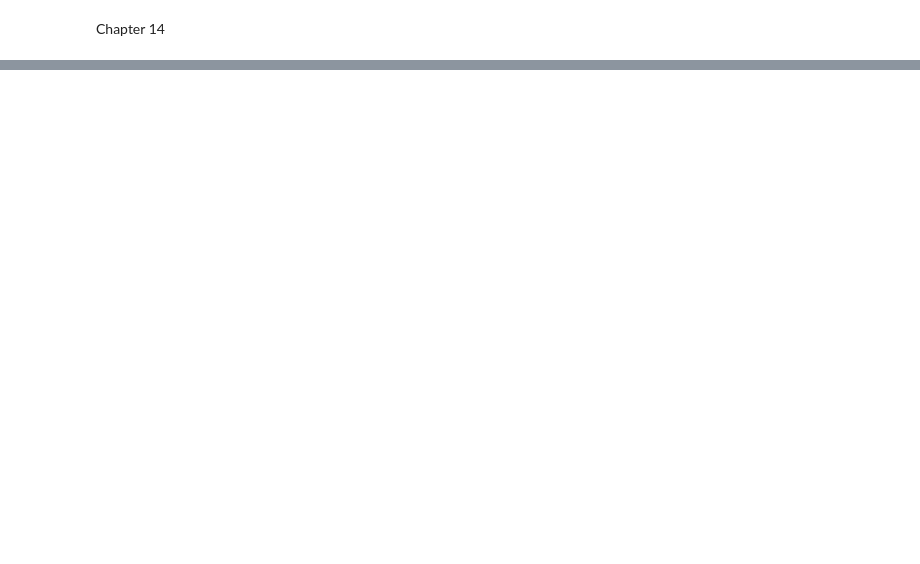
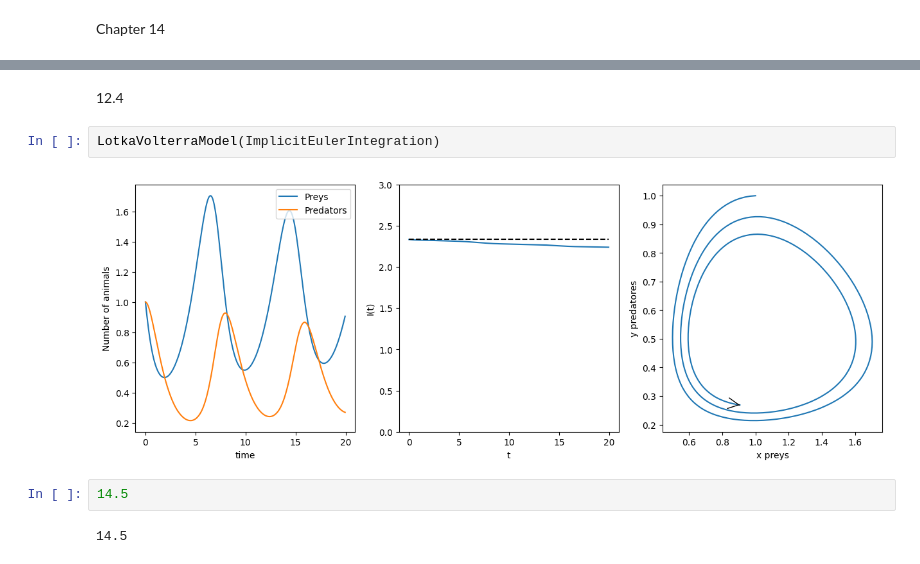
Before and after one commit to heden1/Simulation-of-complex-systems, a Jupyter notebook: HW4.ipynb, the cells around one changed output, grey strips where cells are left out. Drawn from its saved outputs; the diff is of its cells as text; blank space fills up the shorter version.

```diff
--- a/HW4.ipynb
+++ b/HW4.ipynb
@@ -49,0 +97,10 @@ TypeError: float() argument must be a string or a real number, not 'list'
+# %% [markdown]
+12.4
+# %%
+LotkaVolterraModel(ImplicitEulerIntegration)
+# %% [output]
+[figure, added]
+# %%
+14.5
+# %% [output]
+14.5
```
Also changed, not shown: parts of 5 cells of this notebook.
